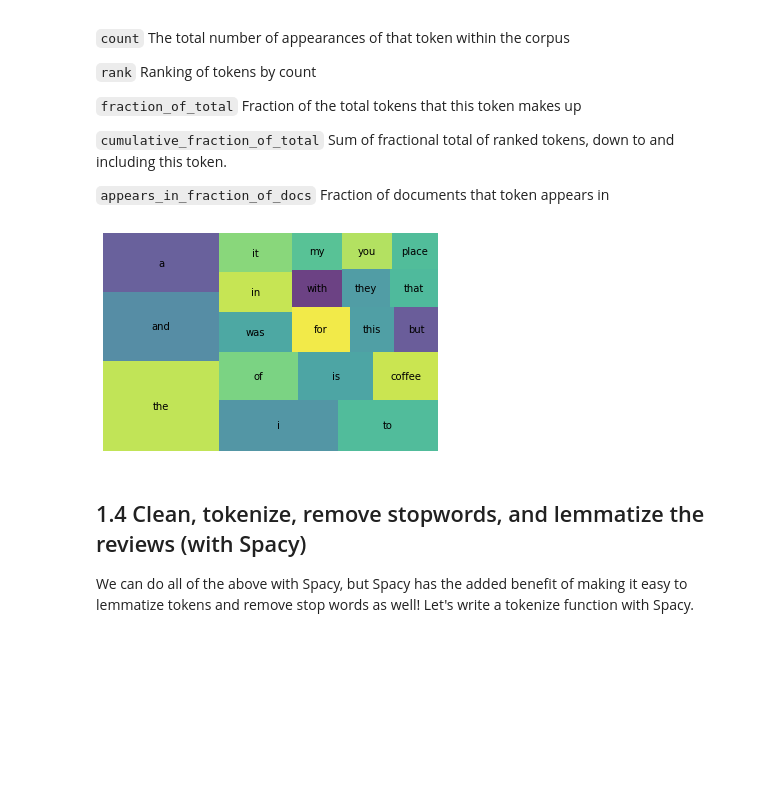
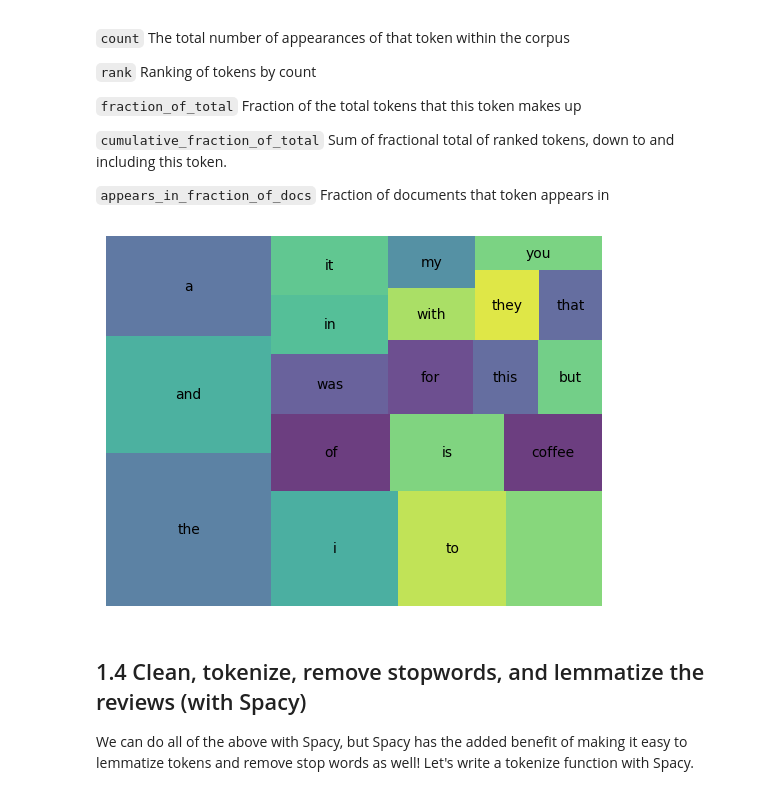
Before and after one commit to Vasanta2002/sprint_13, a Jupyter notebook: module1-text-data/DS_411_Text_Data_Assignment.ipynb, the cells around one changed output. Drawn from its saved outputs; the diff is of its cells as text; code cells hidden in the pictures; blank space fills up the shorter version.

```diff
--- a/module1-text-data/DS_411_Text_Data_Assignment.ipynb
+++ b/module1-text-data/DS_411_Text_Data_Assignment.ipynb
@@ -405,17 +415,20 @@ def count(token_lists):
 # %%
 # visualize the 20 most common tokens with squarify
 # Lots of stopwords!
+import squarify
+import matplotlib.pyplot as plt
 
 #YOUR CODE HERE
-wc =
+wc =  count(df['tokens'])
+wc_top20 = wc[wc['rank'] <= 20]
 
 
-squarify.plot(sizes=, label=, alpha=.8 )
+squarify.plot(sizes=wc_top20['fraction_of_total'], label=wc_top20['word'], alpha=.8 )
 #
 plt.axis('off')
 plt.show()
 # %% [output]
-[figure, old version]
+[figure, new version]
 # %% [markdown]
 ## 1.4 Clean, tokenize, remove stopwords, and lemmatize the reviews (with Spacy)
 
```
Also changed, not shown: parts of 12 cells of this notebook.
